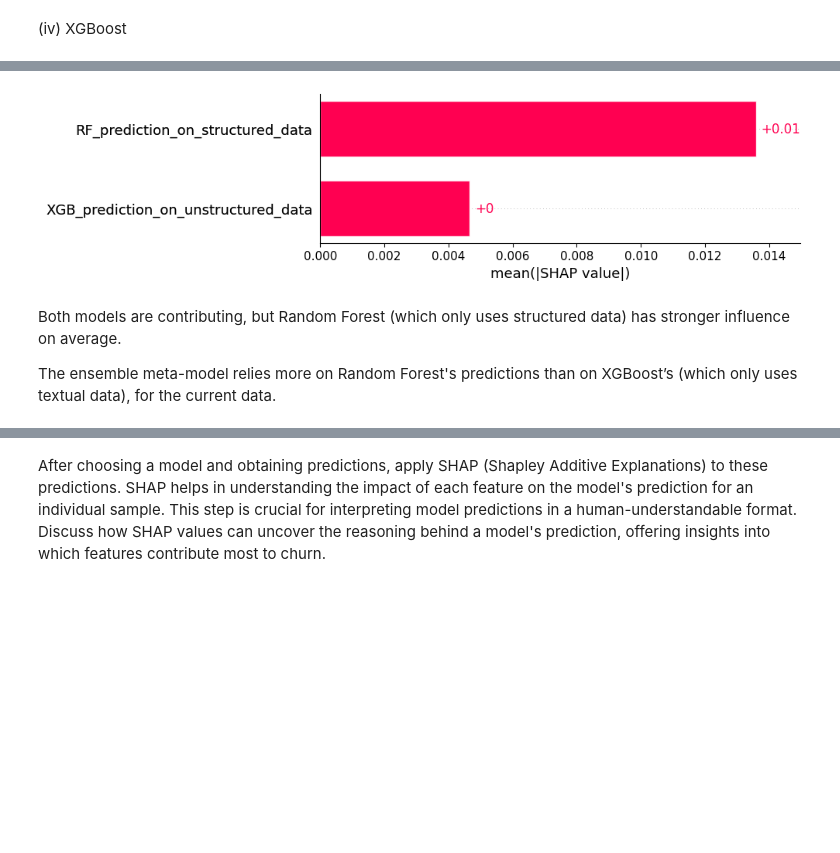
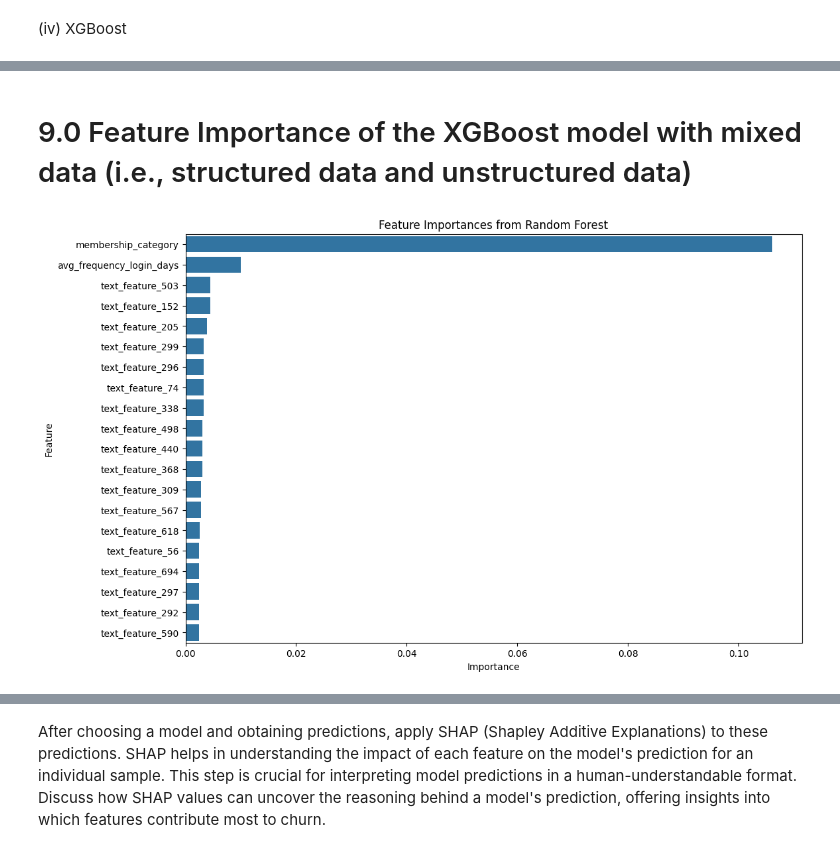
Before and after one commit to tan-yong-sheng/FYP-enhancing-churn-prediction-with-slm-and-llm, a Jupyter notebook: notebook/text-representation/01_hybrid_model_with_llm_embedding.ipynb, the cells around one changed output, grey strips where cells are left out. Saved outputs shown, nothing was run; the diff lists cells and outputs as text; code cells hidden in the pictures; blank space fills up the shorter version.

```diff
--- a/notebook/text-representation/01_hybrid_model_with_llm_embedding.ipynb
+++ b/notebook/text-representation/01_hybrid_model_with_llm_embedding.ipynb
@@ -1729,18 +1628,0 @@ Confusion Matrix (Test):
-# %%
-# Checking either modelling on structured data or unstructured data contributes more...
-import shap
-
-feature_names = ['RF_prediction_on_structured_data', 'XGB_prediction_on_unstructured_data']
-
-# SHAP explainer for meta-model
-explainer = shap.Explainer(meta_model, X_valid_meta, feature_names=feature_names)
-shap_values = explainer(X_valid_meta)
-
-# Summary plot — shows how much each model's prediction impacts final output
-shap.plots.bar(shap_values)
-# %% [output]
-[figure, removed]
-# %% [markdown]
-Both models are contributing, but Random Forest (which only uses structured data) has stronger influence on average.
-
-The ensemble meta-model relies more on Random Forest's predictions than on XGBoost’s (which only uses textual data), for the current data.
@@ -1757,0 +1629,22 @@ The ensemble meta-model relies more on Random Forest's predictions than on XGBoo
+# %% [markdown]
+# 9.0 Feature Importance of the XGBoost model with mixed data (i.e., structured data and unstructured data)
+# %%
+# Getting feature importances
+importances = xgb_model.feature_importances_
+feature_names = X_train_vectorized.columns
+
+# Creating a DataFrame for feature importances
+feature_importance_df = pd.DataFrame({'Feature': feature_names, 'Importance': importances})
+
+# Sorting the DataFrame based on importance and get the top 20 feature importance
+feature_importance_df = feature_importance_df.sort_values(by='Importance', ascending=False)[:20]
+
+# Plotting feature importances
+plt.figure(figsize=(12, 8))
+sns.barplot(x='Importance', y='Feature', data=feature_importance_df)
+plt.title('Feature Importances from Random Forest')
+plt.xlabel('Importance')
+plt.ylabel('Feature')
+plt.show()
+# %% [output]
+[figure, added]
```
Also changed, not shown: parts of 35 cells of this notebook, 9 other files.
